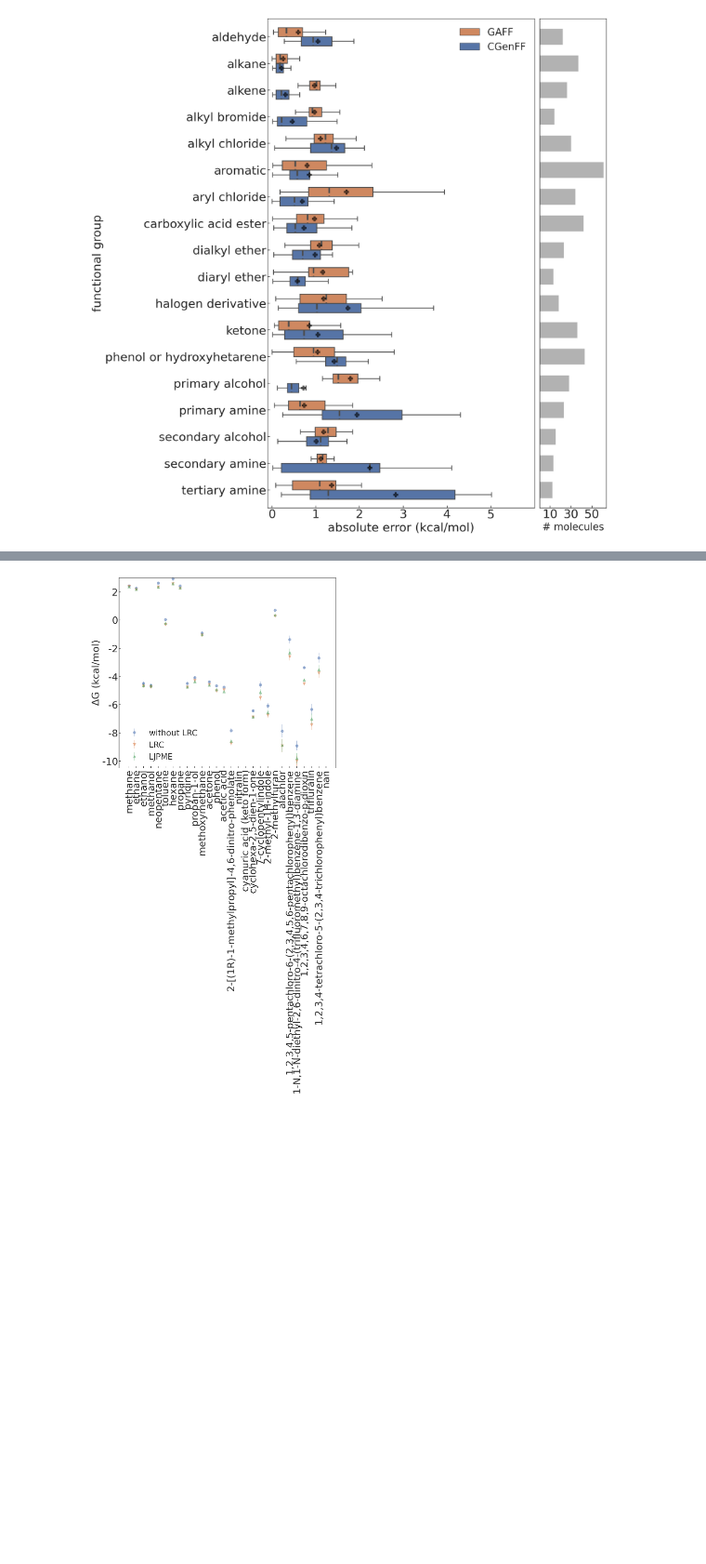
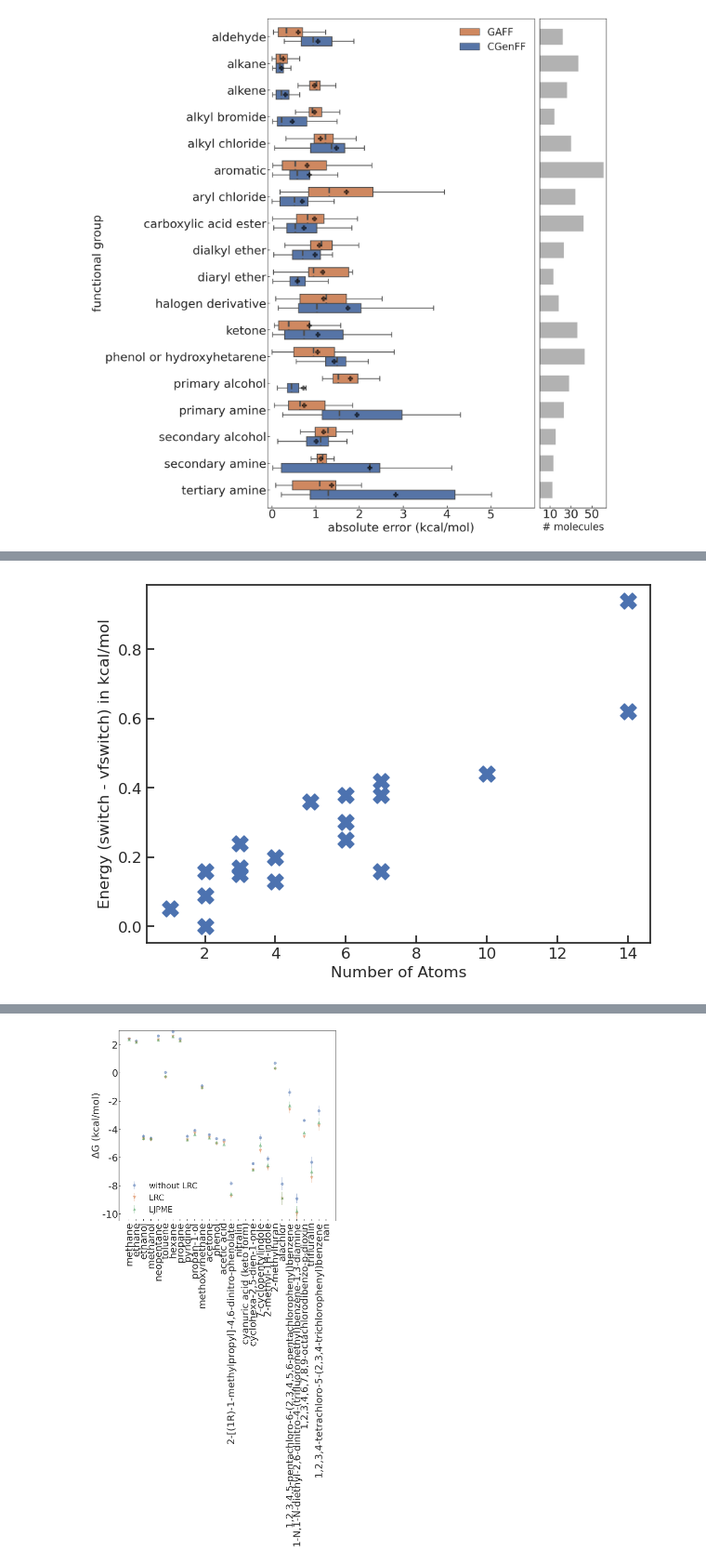
Before and after one commit to JohannesKarwou/notebooks, a Jupyter notebook: freeSolvSummary.ipynb, the cells around one changed output, grey strips where cells are left out. Shown at 93% size. Saved outputs shown, nothing was run; the diff lists cells and outputs as text; code cells hidden in the pictures; blank space fills up the shorter version.

Commit message:
including numAtoms comparsion for different switches

```diff
--- a/freeSolvSummary.ipynb
+++ b/freeSolvSummary.ipynb
@@ -694,3 +708,37 @@ subset = pd.read_csv(
+# %%
+
+numAtoms = {}
+for index, row in subset.iterrows():
+    smi = row["smiles"]
+    mol = Chem.MolFromSmiles(smi)
+    # display(mol)
+    atoms = mol.GetNumAtoms(onlyExplicit=True)
+    deviation = np.abs(subset["cor_dG (TF) switch"][index]- subset["vfswitch dG (TF)"][index])
+    # only show the deviation if it is not NAN
+    if not np.isnan(deviation):
+        try:
+            numAtoms[atoms].append(deviation)
+
+        except KeyError:
+            numAtoms[atoms] = []
+            numAtoms[atoms].append(deviation)
+# %%
+fig, ax1 = plt.subplots(figsize=(7, 5))
+
+# change size of tick labels
+
+ax1.tick_params(axis="x", bottom=True, direction="in", labelsize=12)
+ax1.tick_params(axis="y", left=True, direction="in", labelsize=12)
+
+for key, values in numAtoms.items():
+    ax1.scatter([key] * len(values), values, marker="X", label=str(key), s=150, color ="C0",)
+
+ax1.set_xlabel("Number of Atoms", fontsize=12)
+ax1.set_ylabel("Energy (switch - vfswitch) in kcal/mol", fontsize=12)
+
+plt.savefig("numAtomsVsEdifference.png", dpi=300)
+# %% [output]
+[figure, added]
 # %%
 # subset = subset[0:22]
 
```
Also changed, not shown: parts of 9 cells of this notebook, 12 other files.
